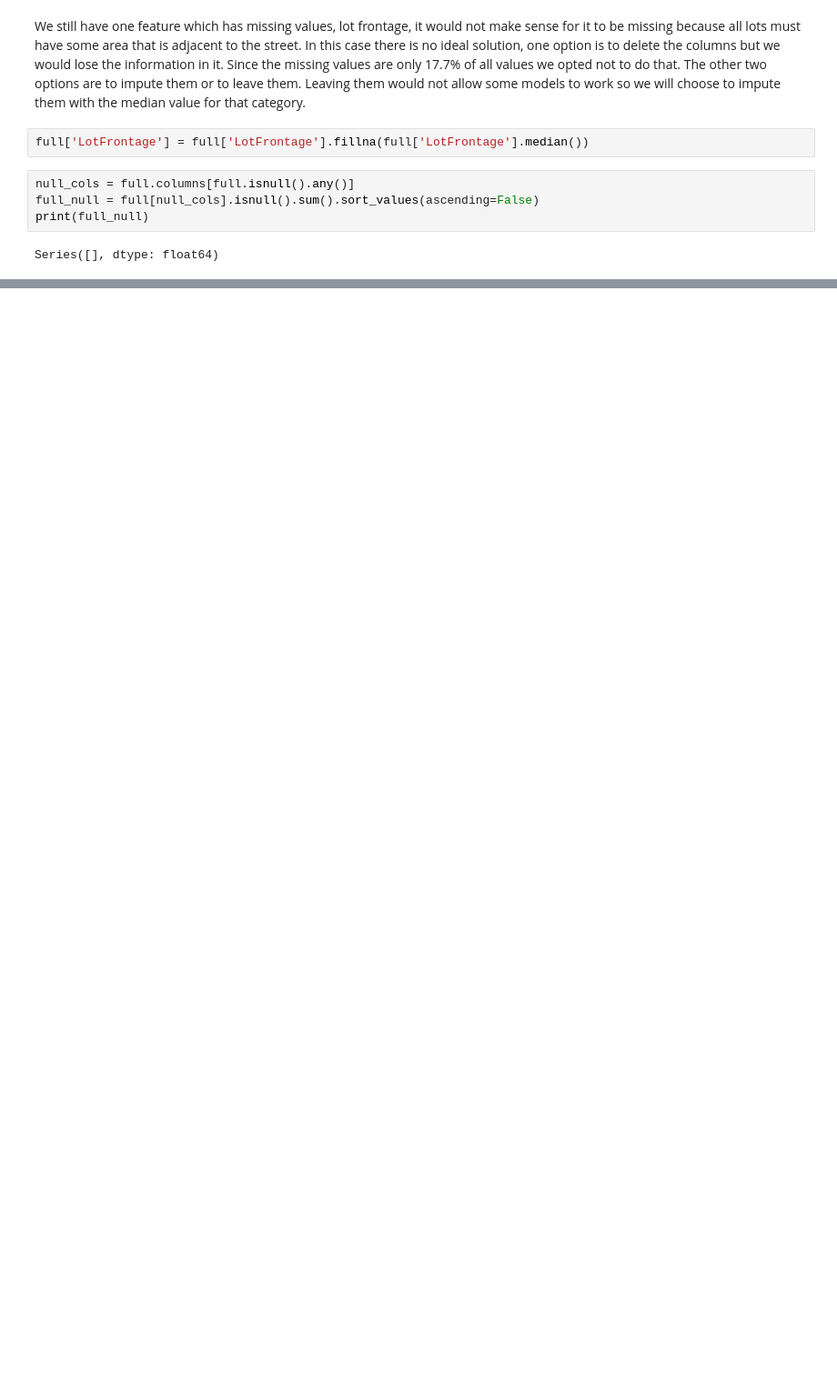
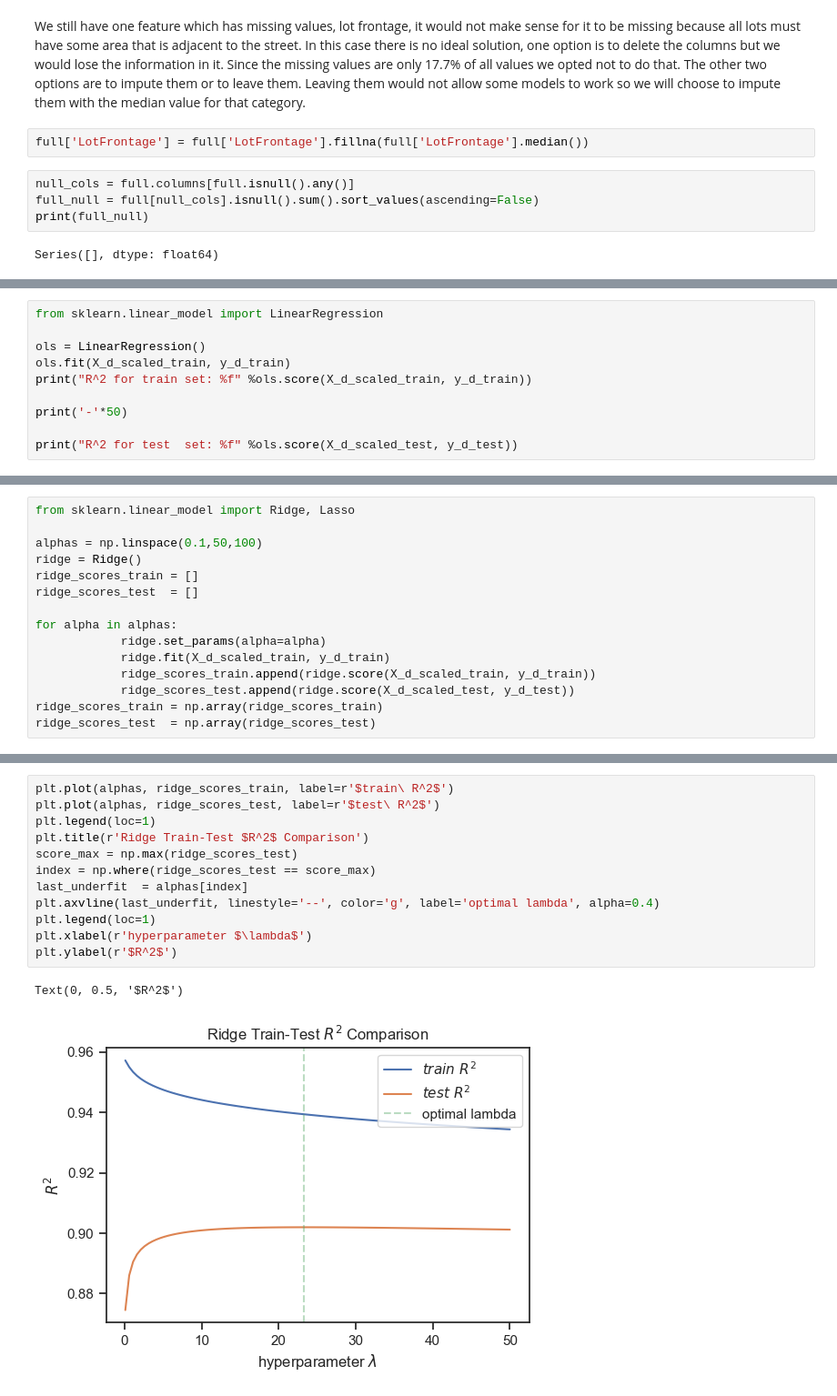
Before and after one commit to DanEllen/House-Prices-Advanced-Regression-Techniques, a Jupyter notebook: Machine_Learning_Code.ipynb, the cells around one changed output, grey strips where cells are left out. Shown at 91% size. Drawn from its saved outputs; the diff is of its cells as text; blank space fills up the shorter version.

```diff
--- a/Machine_Learning_Code.ipynb
+++ b/Machine_Learning_Code.ipynb
@@ -211,0 +333,10 @@ Series([], dtype: float64)
+# %%
+from sklearn.linear_model import LinearRegression
+
+ols = LinearRegression()
+ols.fit(X_d_scaled_train, y_d_train)
+print("R^2 for train set: %f" %ols.score(X_d_scaled_train, y_d_train))
+
+print('-'*50)
+
+print("R^2 for test  set: %f" %ols.score(X_d_scaled_test, y_d_test))
@@ -211,0 +347,15 @@ Series([], dtype: float64)
+# %%
+from sklearn.linear_model import Ridge, Lasso
+
+alphas = np.linspace(0.1,50,100)
+ridge = Ridge()
+ridge_scores_train = []
+ridge_scores_test  = []
+
+for alpha in alphas:
+            ridge.set_params(alpha=alpha)
+            ridge.fit(X_d_scaled_train, y_d_train)
+            ridge_scores_train.append(ridge.score(X_d_scaled_train, y_d_train))
+            ridge_scores_test.append(ridge.score(X_d_scaled_test, y_d_test))
+ridge_scores_train = np.array(ridge_scores_train)
+ridge_scores_test  = np.array(ridge_scores_test)
@@ -211,0 +370,15 @@ Series([], dtype: float64)
+# %%
+plt.plot(alphas, ridge_scores_train, label=r'$train\ R^2$')
+plt.plot(alphas, ridge_scores_test, label=r'$test\ R^2$')
+plt.legend(loc=1)
+plt.title(r'Ridge Train-Test $R^2$ Comparison')
+score_max = np.max(ridge_scores_test)
+index = np.where(ridge_scores_test == score_max)
+last_underfit  = alphas[index]
+plt.axvline(last_underfit, linestyle='--', color='g', label='optimal lambda', alpha=0.4)
+plt.legend(loc=1)
+plt.xlabel(r'hyperparameter $\lambda$')
+plt.ylabel(r'$R^2$')
+# %% [output]
+Text(0, 0.5, '$R^2$')
+[figure, added]
```
Also changed, not shown: parts of 29 cells of this notebook, 1 other file.
